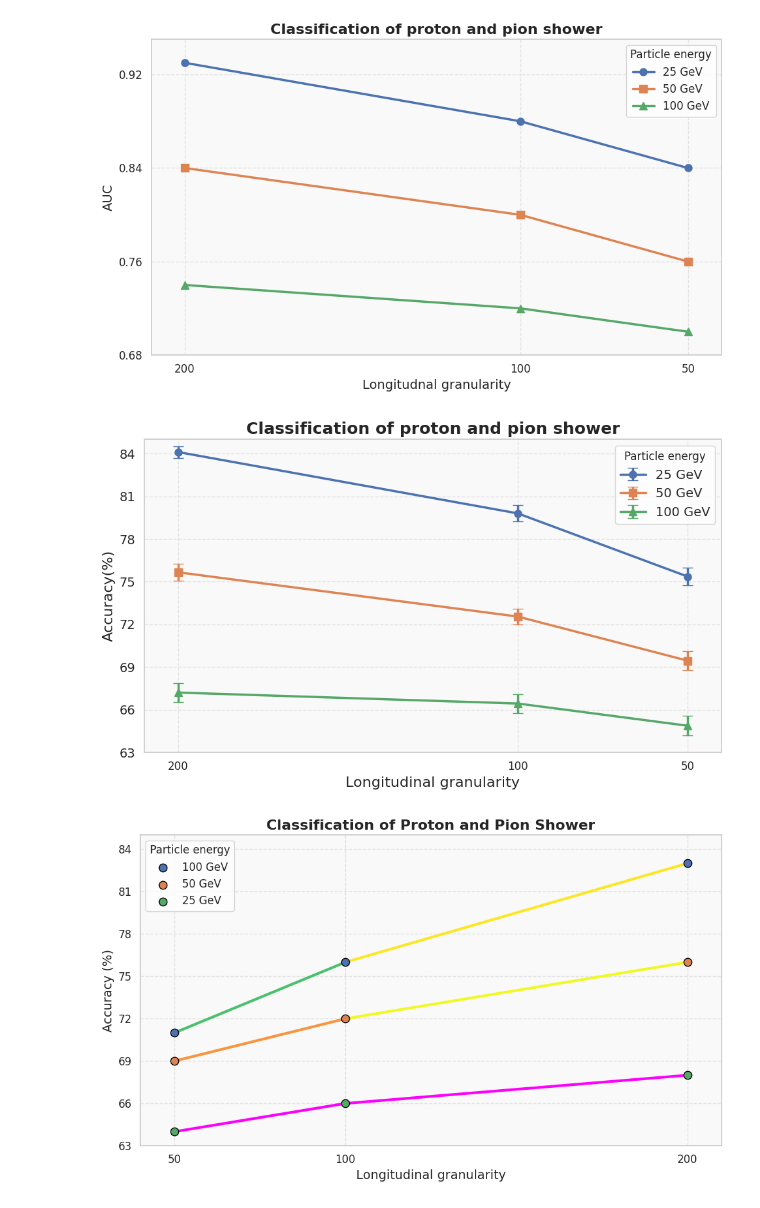
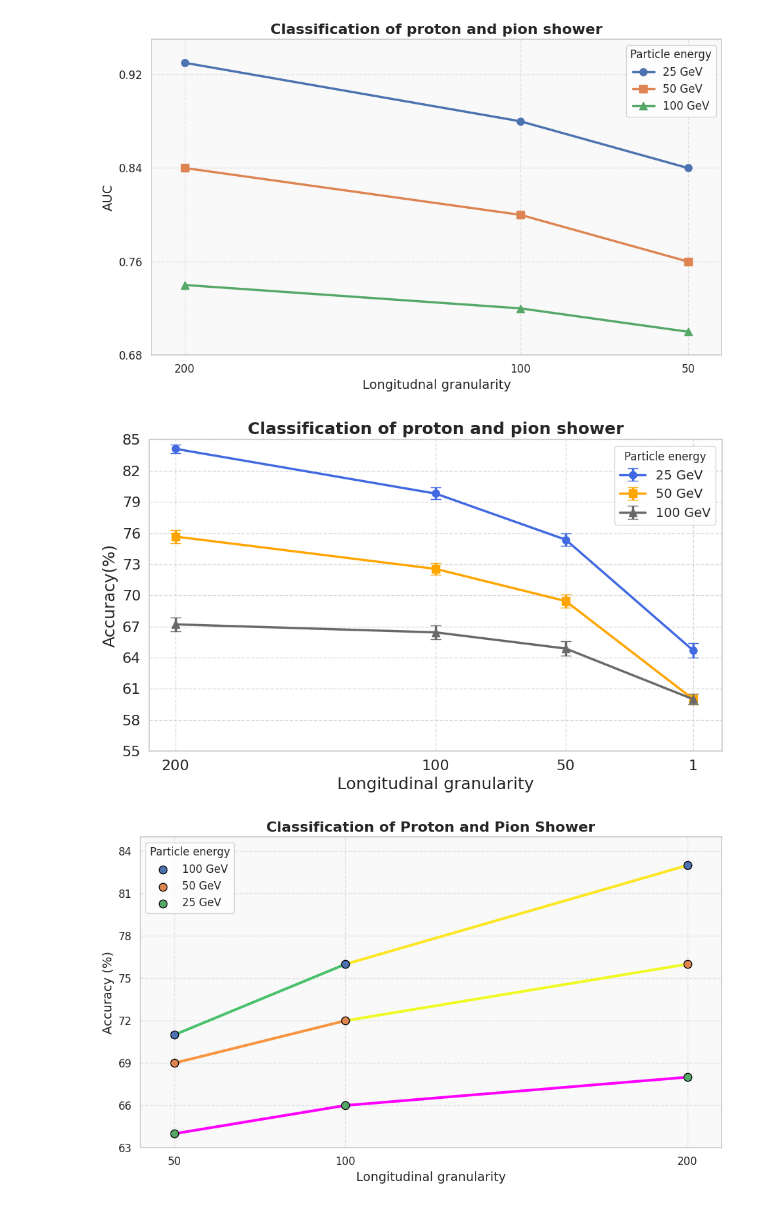
Before and after one commit to abhich2507/ML_PointCloud, a Jupyter notebook: Utils/plot_log.ipynb, the cells around one changed output. Saved outputs shown, nothing was run; the diff lists cells and outputs as text; code cells hidden in the pictures.

```diff
--- a/Utils/plot_log.ipynb
+++ b/Utils/plot_log.ipynb
@@ -124,53 +141,53 @@ plt.show()
 # %%
 import matplotlib.pyplot as plt
 import seaborn as sns
 import numpy as np
 
-# Set the Seaborn theme
+
 sns.set_theme(style="whitegrid")
 
-# X-axis values (descending)
-x = [200, 100, 50]
 
-# Example Y values for 3 categories
-category_1 = [84.11, 79.8, 75.36]
-category_2 = [75.66, 72.55, 69.45]
-category_3 = [67.21, 66.44, 64.88]
+x = [200, 100, 50,1]
 
-# Example uncertainties (confidence intervals) for each point
-# Replace these with your actual uncertainties if available
-uncert_1 = [.41,.57, 0.61]
-uncert_2 = [0.61, 0.54,0.66]
-uncert_3 = [0.67, 0.67, 0.68]
+# Example Y values for 3 energies
+E_25 = [84.11, 79.8, 75.36,64.69]
+E_50 = [75.66, 72.55, 69.45,60]
+E_100 = [67.21, 66.44, 64.88,60]
+
+#calculated using clopper-pearson method https://ontosight.ai/glossary/term/clopper-pearson-interval-method--67a140846c3593987a550031
+uncert_1 = [.41,.57, 0.61,0.7]
+uncert_2 = [0.61, 0.54,0.66,.5]
+uncert_3 = [0.67, 0.67, 0.68,.5]
 
 plt.figure(figsize=(10, 6))
 
 # Plot each category with error bars
-plt.errorbar(x, category_1, yerr=uncert_1, marker='o', label='25 GeV', linewidth=2.5, markersize=8, capsize=6)
-plt.errorbar(x, category_2, yerr=uncert_2, marker='s', label='50 GeV', linewidth=2.5, markersize=8, capsize=6)
-plt.errorbar(x, category_3, yerr=uncert_3, marker='^', label='100 GeV', linewidth=2.5, markersize=8, capsize=6)
+plt.errorbar(x,E_25, yerr=uncert_1, marker='o', label='25 GeV', linewidth=2.5, markersize=8, capsize=6,color='royalblue')
+# plt.axhline(y=64.59, color='lightblue', linestyle='--', linewidth=2)
+plt.errorbar(x, E_50, yerr=uncert_2, marker='s', label='50 GeV', linewidth=2.5, markersize=8, capsize=6,color='orange')
+plt.errorbar(x, E_100, yerr=uncert_3, marker='^', label='100 GeV', linewidth=2.5, markersize=8, capsize=6, color='dimgray')
 
-plt.ylim(63, 85)
-plt.xlim(50, 200)
+plt.ylim(57, 85)
+plt.xlim(1, 200)
 
-plt.xlabel('Longitudinal granularity', fontsize=16)
-plt.ylabel('Accuracy(%)', fontsize=16)
+plt.xlabel('Longitudinal granularity', fontsize=18)
+plt.ylabel('Accuracy(%)', fontsize=18)
 plt.title('Classification of proton and pion shower', fontsize=18, weight='bold')
 
-plt.xticks(x, fontsize=12)
-plt.yticks(np.arange(63, 86, 3), fontsize=14)
+plt.xticks(x, fontsize=16)
+plt.yticks(np.arange(55, 86, 3), fontsize=16)
 
-plt.grid(True, linestyle='--', alpha=0.5)
+plt.grid(True, linestyle='--', alpha=0.7)
 plt.legend(title="Particle energy", fontsize=14)
 
-plt.gca().set_facecolor("#f9f9f9")
+# plt.gca().set_facecolor("#f9f9f9")
 plt.tight_layout()
 plt.gca().invert_xaxis()
-plt.xlim(210, 40)  # for reversed X-axis
-plt.savefig('../Plots/accuracy_vs_granularity.pdf', dpi=300, bbox_inches='tight')
+plt.xlim(210, -10)  # for reversed X-axis
+# plt.savefig('../Plots/accuracy_vs_granularity.pdf', dpi=300, bbox_inches='tight')
 plt.show()
 # %% [output]
-[figure, old version]
+[figure, new version]
 # %%
 import matplotlib.pyplot as plt
 import numpy as np
```
Also changed, not shown: parts of 1 cell of this notebook, 13 other files.
